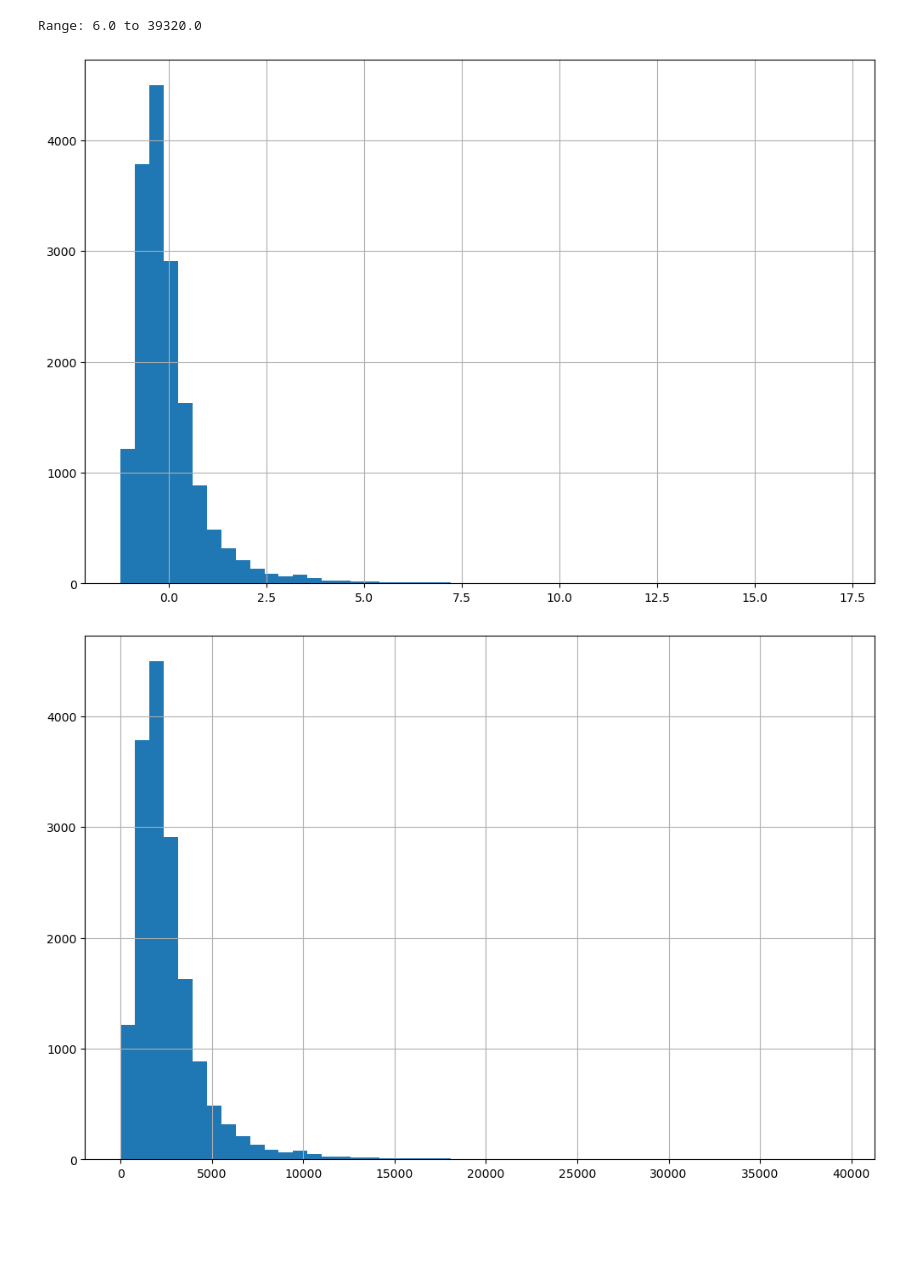
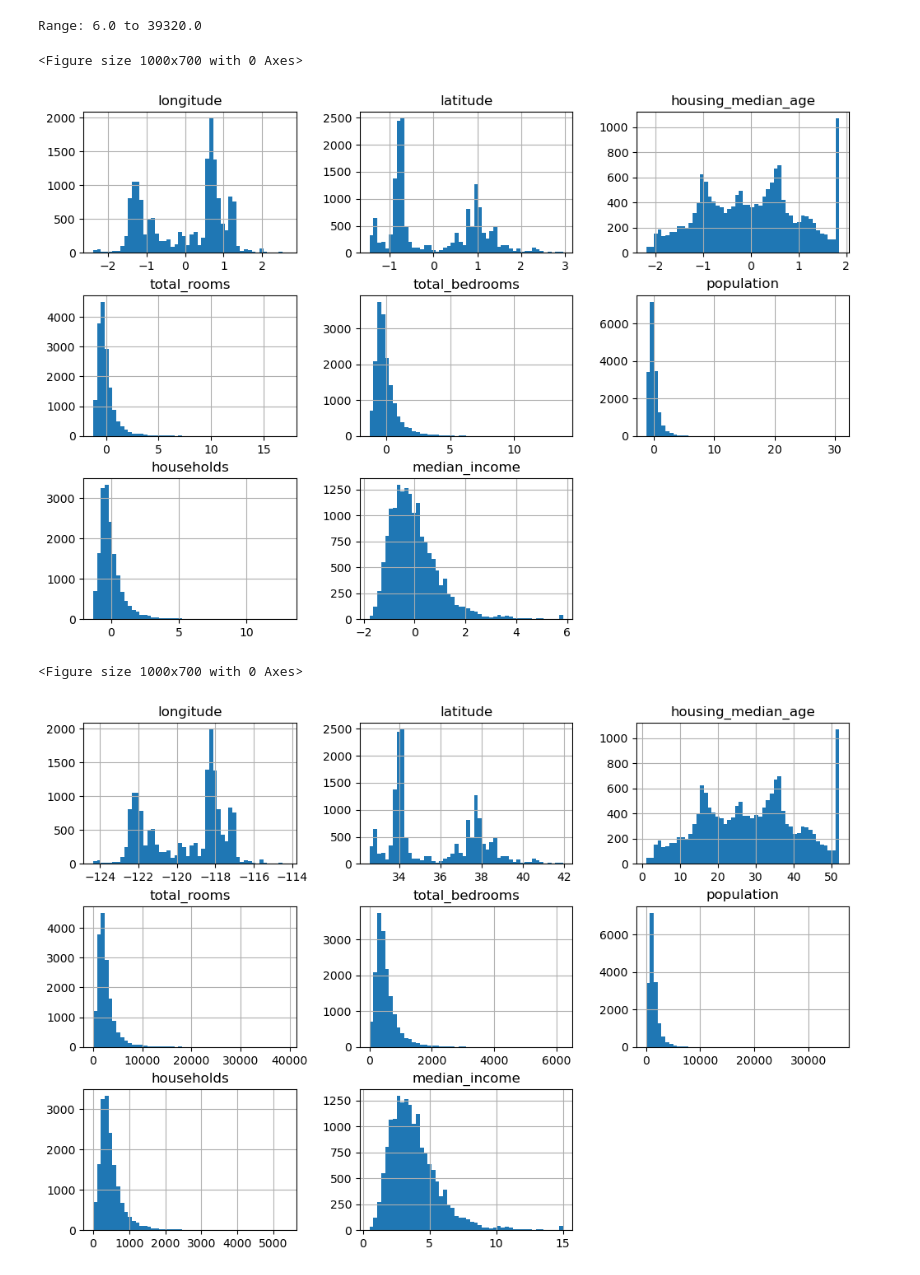
Before and after one commit to PritBPatel1845/CaliforniaHousing, a Jupyter notebook: CaliforniaHousing.ipynb, the cells around one changed output. Cells and saved outputs as stored; diff of their text form; code cells hidden in the pictures; blank space fills up the shorter version.

```diff
--- a/CaliforniaHousing.ipynb
+++ b/CaliforniaHousing.ipynb
@@ -450,13 +450,15 @@ print(f"Range: {column_min} to {column_max}")
 Range: 6.0 to 39320.0
 # %%
 plt.figure(figsize=(10, 7))
-data_tr_scaled['total_rooms'].hist(bins=50, figsize=(12, 8))
+data_tr_scaled.hist(bins=50, figsize=(12, 8))
 plt.show()
 # %% [output]
+<Figure size 1000x700 with 0 Axes>
-[figure, old version]
+[figure, new version]
 # %%
 plt.figure(figsize=(10, 7))
-data['total_rooms'].hist(bins=50, figsize=(12, 8))
+data.hist(bins=50, figsize=(12, 8))
 plt.show()
 # %% [output]
+<Figure size 1000x700 with 0 Axes>
-[figure, old version]
+[figure, new version]
```
Also changed, not shown: parts of 2 cells of this notebook, 1 other file.
